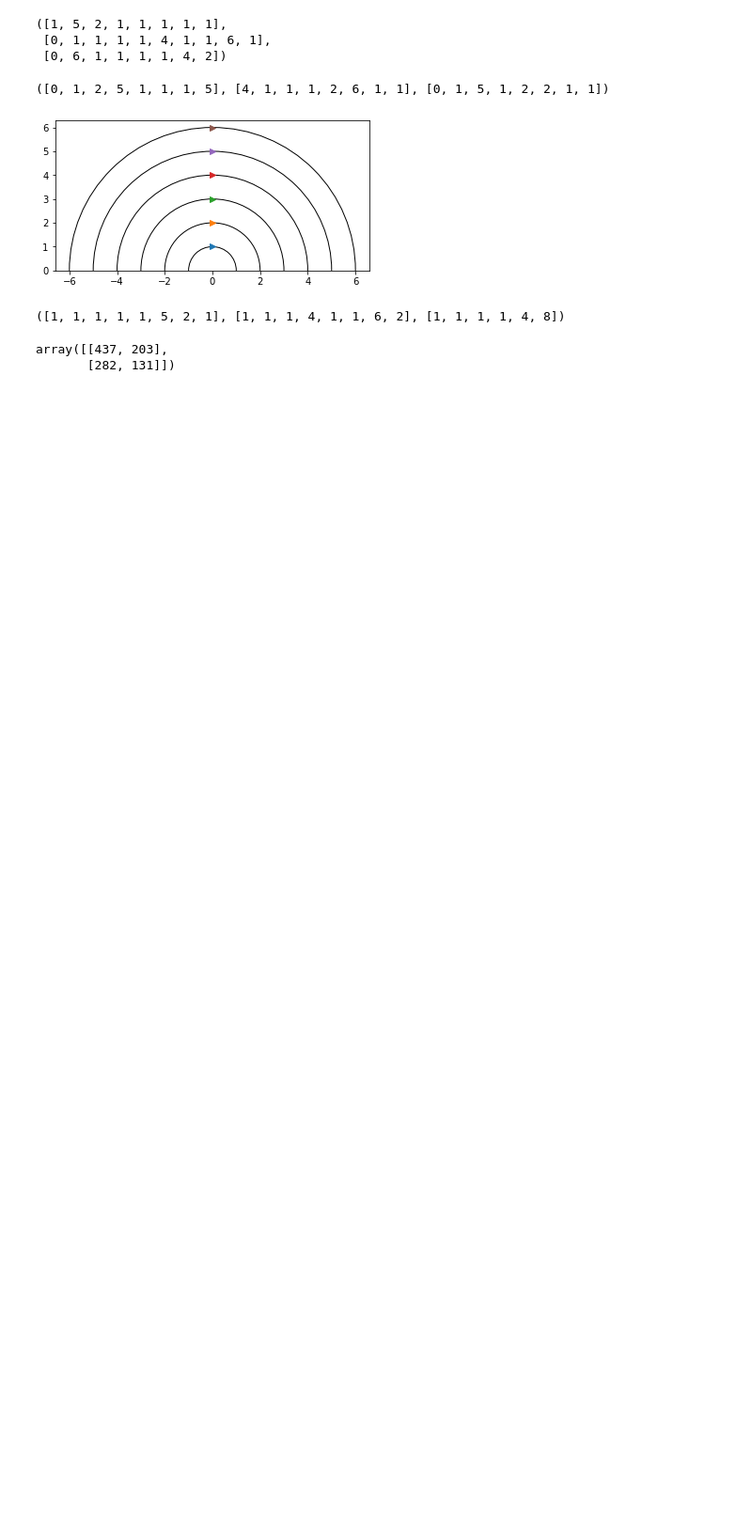
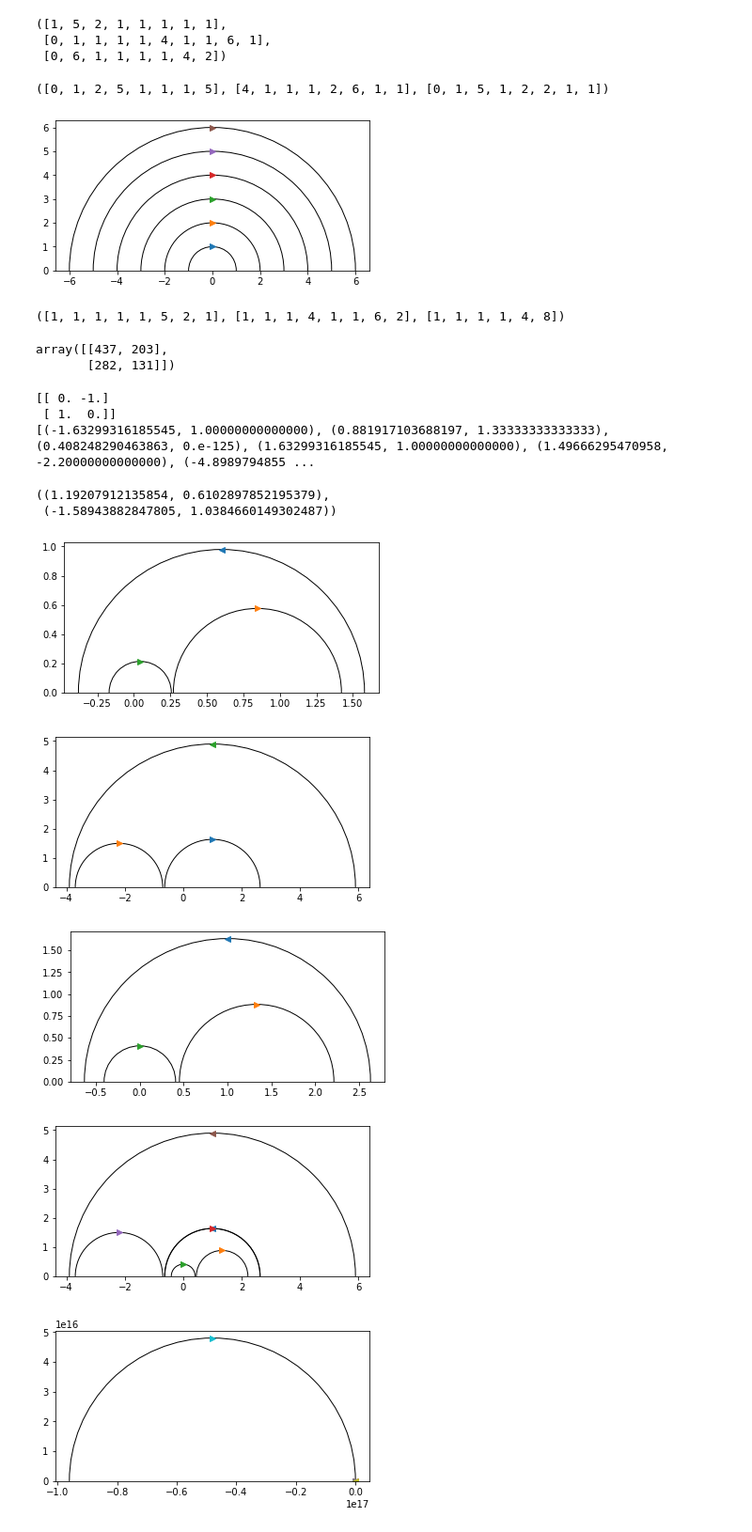
Before and after one commit to BrookeOgrodnik/REU, a Jupyter notebook: Circles-CopyExamples.ipynb, the cells around one changed output. Shown at 94% size. Cells and saved outputs as stored; diff of their text form; code cells hidden in the pictures; blank space fills up the shorter version.

```diff
--- a/Circles-CopyExamples.ipynb
+++ b/Circles-CopyExamples.ipynb
@@ -606,3 +618,16 @@ cfToMat([1, 1, 1, 4, 1, 1, 6, 2])
 # %% [output]
 array([[437, 203],
        [282, 131]])
+# %%
+getShear(((0,), (0, 1), (1, 0, 0)), ((0, 0), (1,), (1, 1, 0, 1, 1)), (1, 1, 1, 2))
+# %% [output]
+[[ 0. -1.]
+ [ 1.  0.]]
+[(-1.63299316185545, 1.00000000000000), (0.881917103688197, 1.33333333333333), (0.408248290463863, 0.e-125), (1.63299316185545, 1.00000000000000), (1.49666295470958, -2.20000000000000), (-4.8989794855 ...
+((1.19207912135854, 0.6102897852195379),
+ (-1.58943882847805, 1.0384660149302487))
+[figure, added]
+[figure, added]
+[figure, added]
+[figure, added]
+[figure, added]
```
Also changed, not shown: parts of 6 cells of this notebook.
